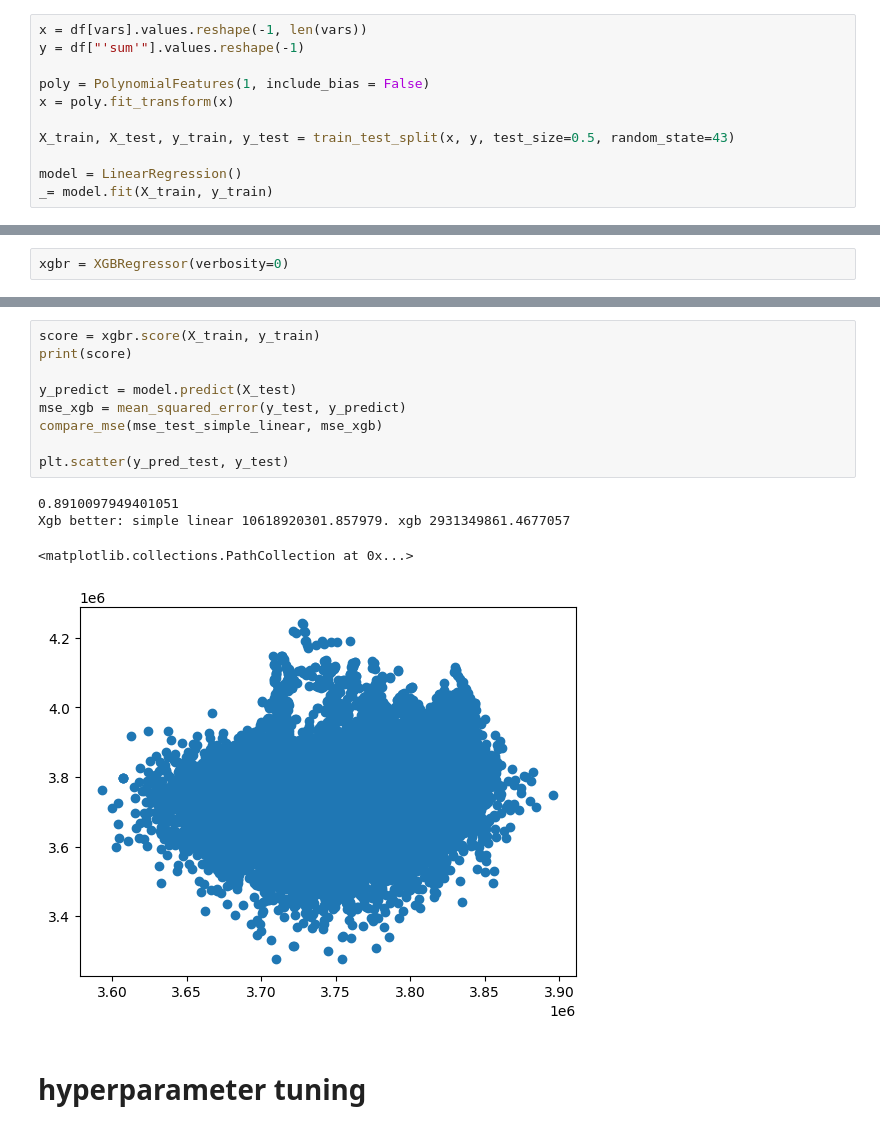
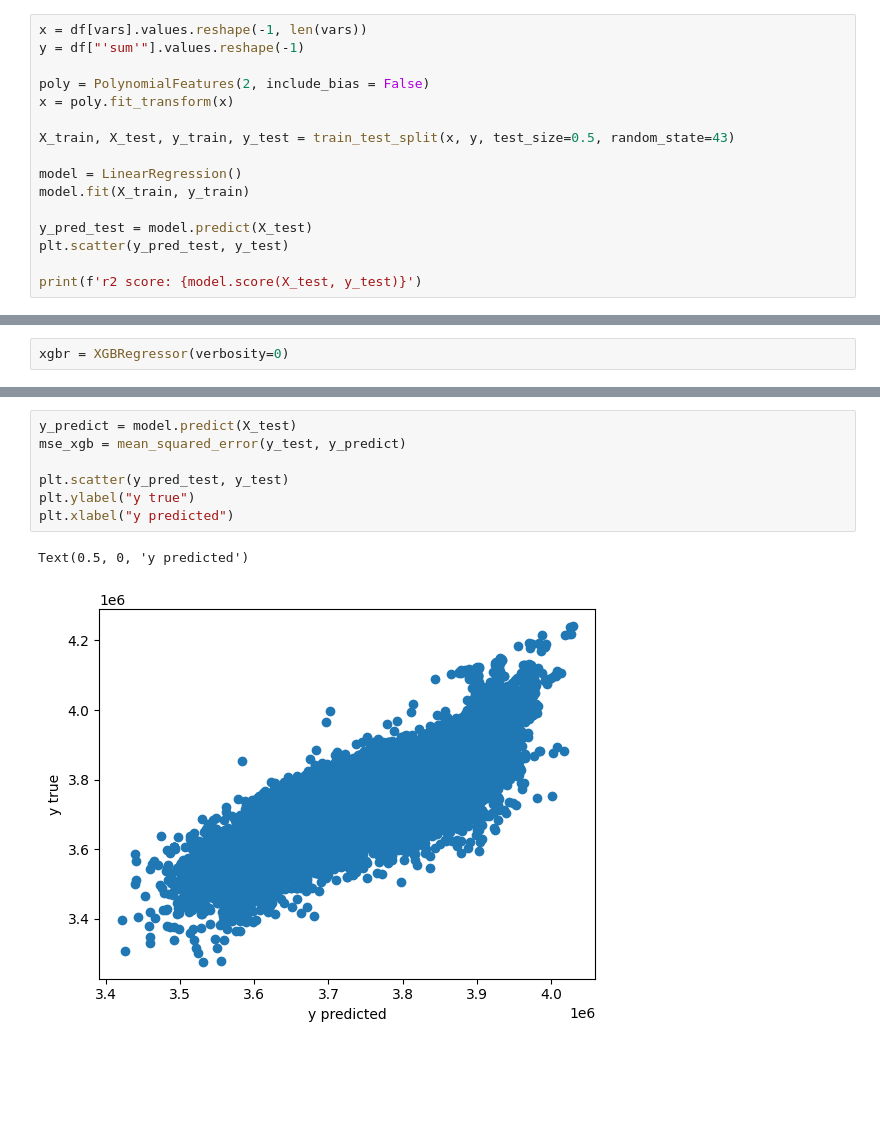
Before and after one commit to piotrksiazek/Introduction-to-data-analysic-University-2022, a Jupyter notebook: projekt.ipynb, the cells around one changed output, grey strips where cells are left out. Cells and saved outputs as stored; diff of their text form; blank space fills up the shorter version.

Commit message:
y true vs y predicted looks better

```diff
--- a/projekt.ipynb
+++ b/projekt.ipynb
@@ -42,10 +70,15 @@ from sklearn.preprocessing import PolynomialFeatures
 x = df[vars].values.reshape(-1, len(vars))
 y = df["'sum'"].values.reshape(-1)
 
-poly = PolynomialFeatures(1, include_bias = False)
+poly = PolynomialFeatures(2, include_bias = False)
 x = poly.fit_transform(x)
 
 X_train, X_test, y_train, y_test = train_test_split(x, y, test_size=0.5, random_state=43)
 
 model = LinearRegression()
-_= model.fit(X_train, y_train)
+model.fit(X_train, y_train)
+
+y_pred_test = model.predict(X_test)
+plt.scatter(y_pred_test, y_test)
+
+print(f'r2 score: {model.score(X_test, y_test)}')
@@ -106,16 +99,10 @@ def compare_mse(simple_linear_mse, xgb_mse):
 # %%
-score = xgbr.score(X_train, y_train)
-print(score)
-
 y_predict = model.predict(X_test)
 mse_xgb = mean_squared_error(y_test, y_predict)
-compare_mse(mse_test_simple_linear, mse_xgb)
 
 plt.scatter(y_pred_test, y_test)
+plt.ylabel("y true")
+plt.xlabel("y predicted")
 # %% [output]
-0.8910097949401051
-Xgb better: simple linear 10618920301.857979. xgb 2931349861.4677057
+Text(0.5, 0, 'y predicted')
-<matplotlib.collections.PathCollection at 0x...>
-[figure, old version]
+[figure, new version]
-# %% [markdown]
-# hyperparameter tuning
```
Also changed, not shown: parts of 21 cells of this notebook.
